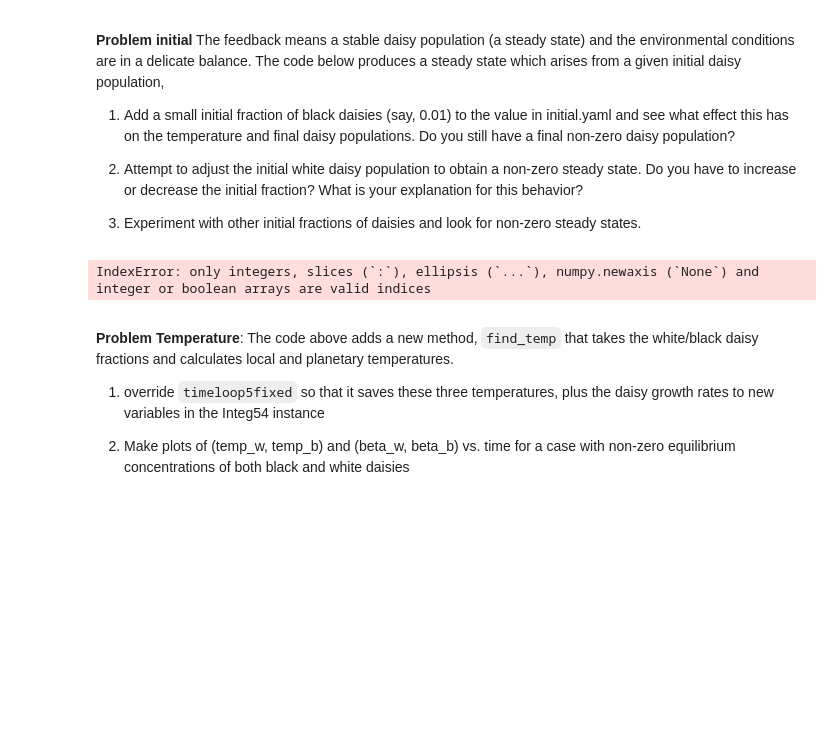
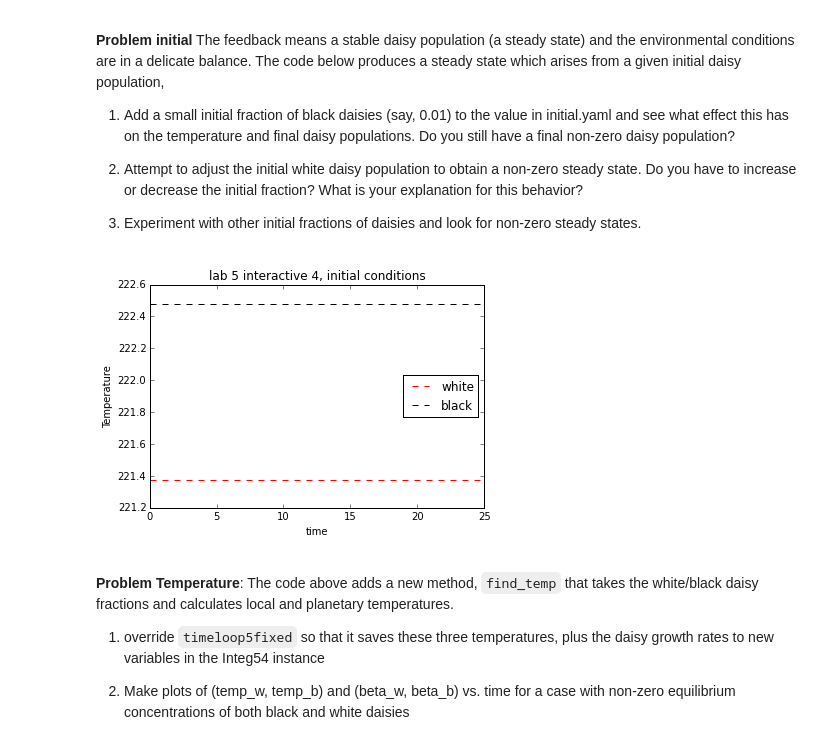
Before and after one commit to timothya87/numeric, a Jupyter notebook: tim-lab5.ipynb, the cells around one changed output. Drawn from its saved outputs; the diff is of its cells as text; code cells hidden in the pictures; blank space fills up the shorter version.

```diff
--- a/tim-lab5.ipynb
+++ b/tim-lab5.ipynb
@@ -804,14 +804,17 @@ class Integ54(Integrator):
         """
         sigma = 5.67e-8  # Stefan Boltzman constant W/m^2/K^4
         user = self.uservars
-        bare = 1.0 - yvals['white'] - yvals['black']
+        bare = 1.0 - yvals[0] - yvals[1]
         albedo_p = bare * user.albedo_ground + \
-            yvals['white'] * user.albedo_white + yvals['black'] * user.albedo_black
+            yvals[0] * user.albedo_white + yvals[1] * user.albedo_black
         Te_4 = user.S0 / 4.0 * user.L * (1.0 - albedo_p) / sigma
         temp_e = Te_4**0.25
         eta = user.R * user.L* user.S0 / (4.0 * sigma)
         temp_b = (eta * (albedo_p - user.albedo_black) + Te_4)**0.25
         temp_w = (eta * (albedo_p - user.albedo_white) + Te_4)**0.25
+        #print('debug ',yvals, albedo_p)
+        #print('debug ',eta)
+        #debug
         return (temp_w, temp_b, temp_e)
 
     def derivs5(self, y, t):
@@ -841,37 +844,42 @@ class Integ54(Integrator):
 # %%
 %matplotlib inline
 import matplotlib.pyplot as plt
 import pandas as pd
 
+
+# diff = 0.1
+# a = np.arange(0.,1.+diff,diff)
+
+
 theSolver = Integ54('initial.yaml')
-timevals, yvals, errorlist = theSolver.timeloop5fixed()
-daisies = pd.DataFrame(yvals, columns=['white', 'black'])
+timeVals, yVals, errorList = theSolver.timeloop5fixed()
 
-diff = 0.1
-a = np.arange(0.,1.+diff,diff)
-ylast = np.empty_like(a)
-daisyw = np.empty_like(a)
-daisyb = np.empty_like(a)
+temp_w = np.empty_like(timeVals)
+temp_b = np.empty_like(timeVals)
+temp_e = np.empty_like(timeVals)
 
-for i in range(0, len(a)):
-    theSolver = Integ54('initial.yaml')
-    timeVals, yVals, errorList = theSolver.timeloop5fixed()
-    daisies = pd.DataFrame(yVals, columns=['white', 'black'])
-    daisies = daisies.tail(1)
-    temp_w[i], temp_b[i], temp_e[i] = theSolver.find_temp(daisies)
 
-# plot the
+
+for i in range(0, len(timeVals)):
+    #timeVals, yVals, errorList = theSolver.timeloop5fixed()
+    yvals[i] = np.array(yVals[-1]).squeeze()
+    temp_w[i], temp_b[i], temp_e[i] = theSolver.find_temp(yvals[i])
+
+
+#plot the
 thefig, theAx = plt.subplots(1, 1)
-line1, = theAx.plot(timevals, temp_w)
-line2, = theAx.plot(timevals, temp_b)
+line1, = theAx.plot(timeVals, temp_w)
+line2, = theAx.plot(timeVals, temp_b)
 line1.set(linestyle='--', color='r', label='white')
 line2.set(linestyle='--', color='k', label='black')
 theAx.set_title('lab 5 interactive 4, initial conditions')
 theAx.set_xlabel('time')
-theAx.set_ylabel('fractional coverage')
+theAx.set_ylabel('Temperature')
+#theAx.set_ylim(289.5,290)
+
 out=theAx.legend(loc='center right')
 # %% [output]
-IndexError: only integers, slices (`:`), ellipsis (`...`), numpy.newaxis (`None`) and integer or boolean arrays are valid indices
+[figure, added]
 # %% [markdown]
 <a name="prob_temperature"></a>
 
```
Also changed, not shown: 1 other file.
